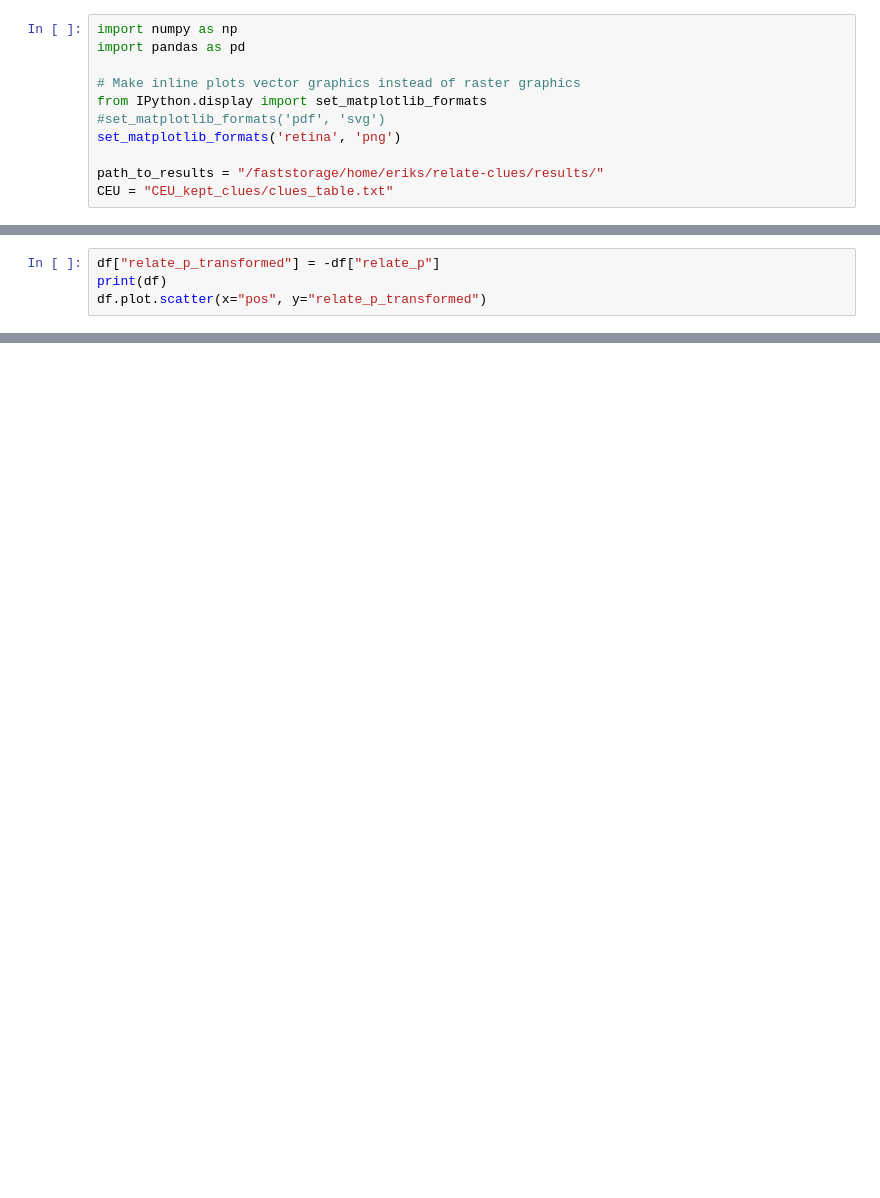
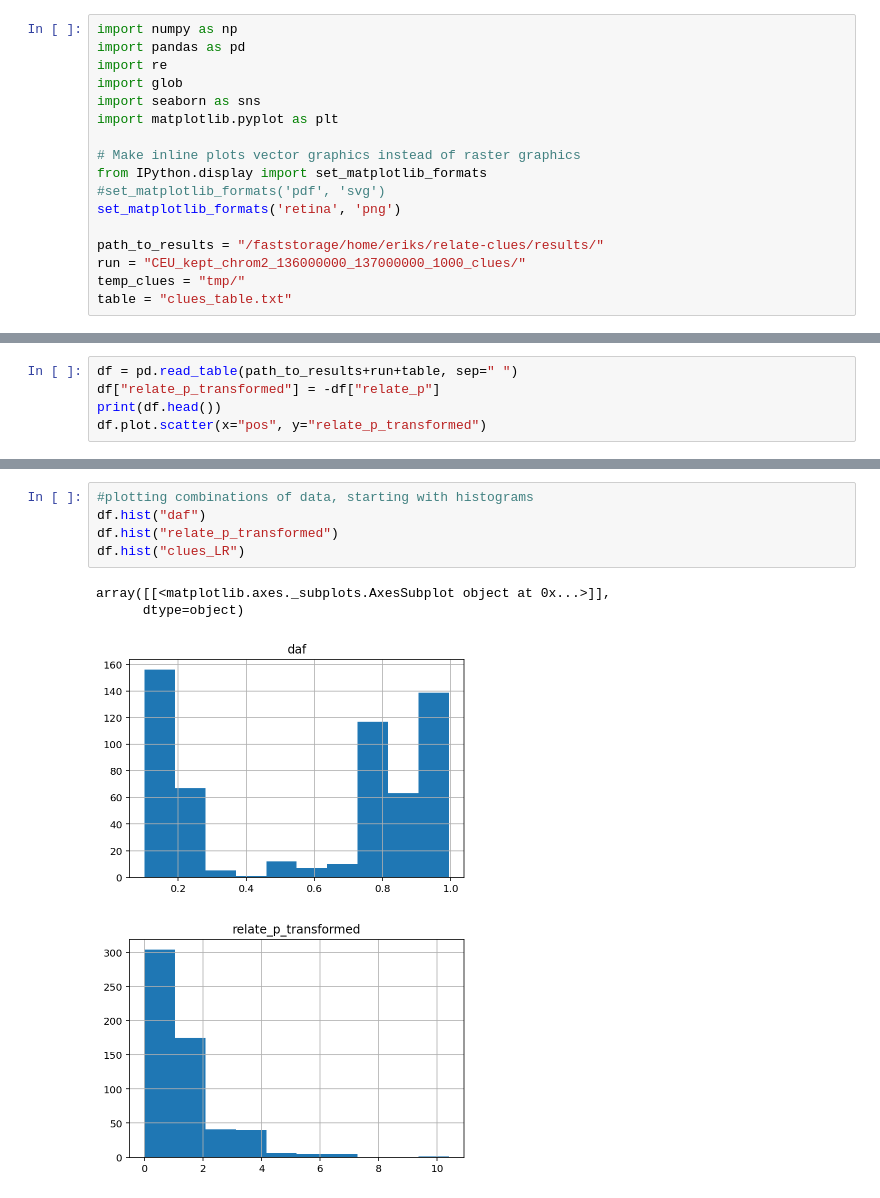
Before and after one commit to erikfogh/relate_clues, a Jupyter notebook: scripts/Interactive_plotting.ipynb, the cells around one changed output, grey strips where cells are left out. Saved outputs shown, nothing was run; the diff lists cells and outputs as text; blank space fills up the shorter version.

```diff
--- a/scripts/Interactive_plotting.ipynb
+++ b/scripts/Interactive_plotting.ipynb
@@ -1,6 +1,10 @@
 # %%
 import numpy as np
 import pandas as pd
+import re
+import glob
+import seaborn as sns
+import matplotlib.pyplot as plt
 
 # Make inline plots vector graphics instead of raster graphics
 from IPython.display import set_matplotlib_formats
@@ -8,4 +12,6 @@ from IPython.display import set_matplotlib_formats
 set_matplotlib_formats('retina', 'png')
 
 path_to_results = "/faststorage/home/eriks/relate-clues/results/"
-CEU = "CEU_kept_clues/clues_table.txt"
+run = "CEU_kept_chrom2_136000000_137000000_1000_clues/"
+temp_clues = "tmp/"
+table = "clues_table.txt"
@@ -14,4 +18,5 @@ df = pd.read_table(path_to_results+CEU, sep=" ")
 # %%
+df = pd.read_table(path_to_results+run+table, sep=" ")
 df["relate_p_transformed"] = -df["relate_p"]
-print(df)
+print(df.head())
 df.plot.scatter(x="pos", y="relate_p_transformed")
@@ -40,0 +23,10 @@ df.plot.scatter(x="pos", y="relate_p_transformed")
+# %%
+#plotting combinations of data, starting with histograms
+df.hist("daf")
+df.hist("relate_p_transformed")
+df.hist("clues_LR")
+# %% [output]
+array([[<matplotlib.axes._subplots.AxesSubplot object at 0x...>]],
+      dtype=object)
+[figure, added]
+[figure, added]
```
Also changed, not shown: parts of 17 cells of this notebook, 16 other files.
